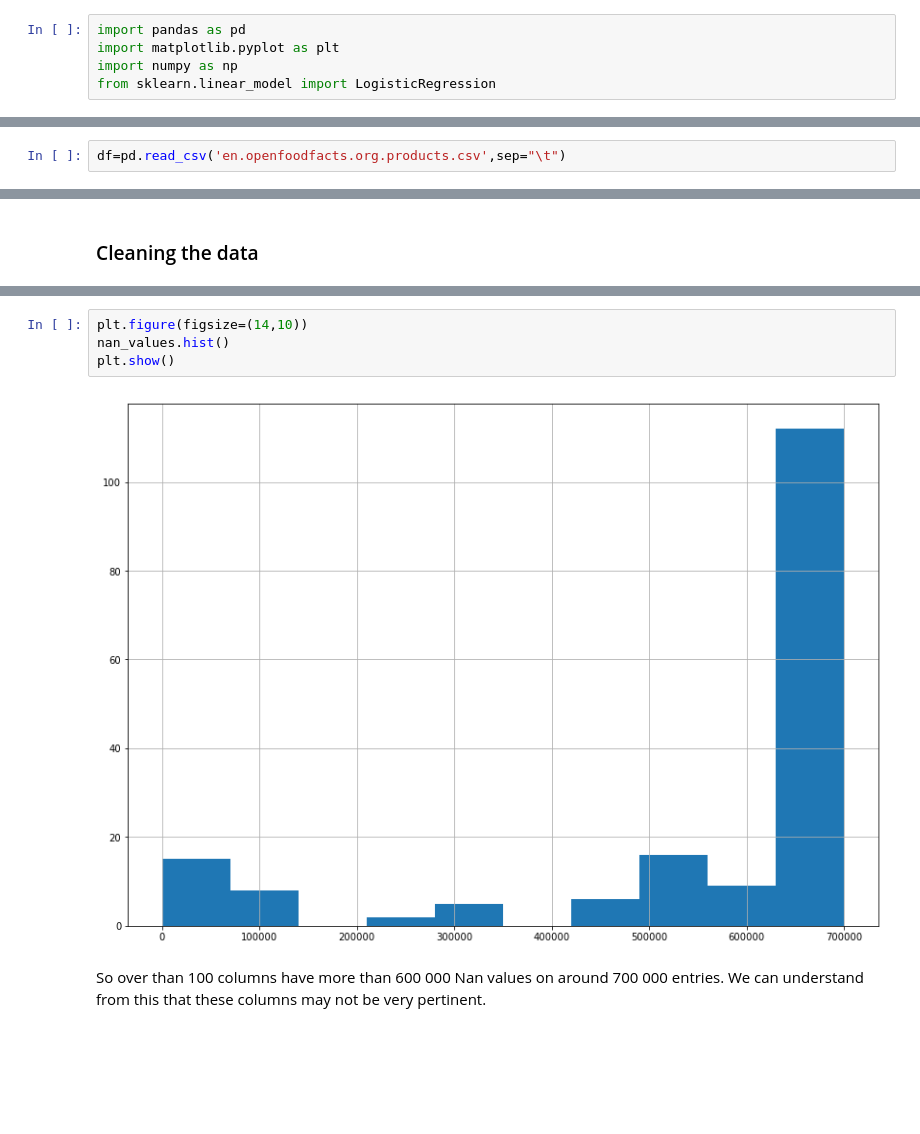
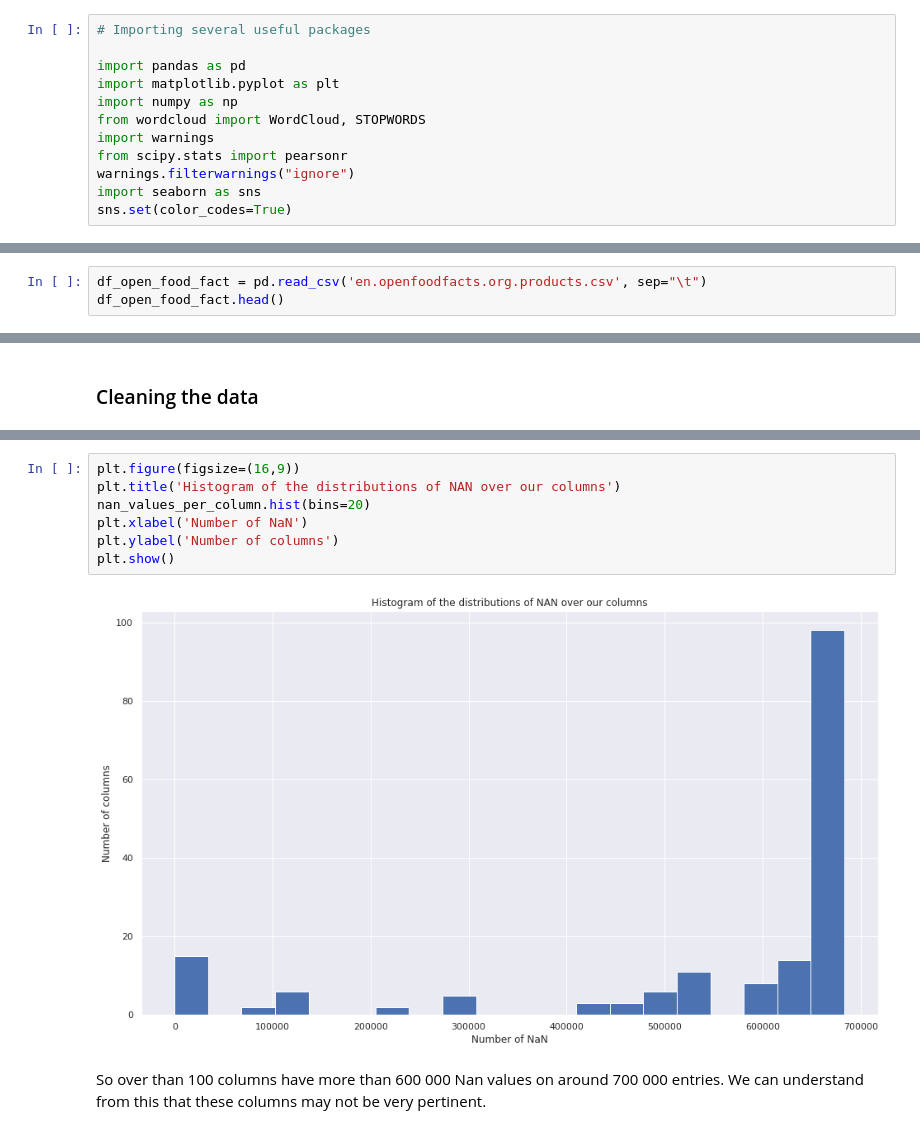
Before and after one commit to aelamran/ADA-project1-Openfoodfacts, a Jupyter notebook: Open Food Fact.ipynb, the cells around one changed output, grey strips where cells are left out. Saved outputs shown, nothing was run; the diff lists cells and outputs as text; blank space fills up the shorter version.

```diff
--- a/Open Food Fact.ipynb
+++ b/Open Food Fact.ipynb
@@ -18,5 +27,12 @@
 # %%
+# Importing several useful packages
+
 import pandas as pd
 import matplotlib.pyplot as plt
 import numpy as np
-from sklearn.linear_model import LogisticRegression
+from wordcloud import WordCloud, STOPWORDS
+import warnings
+from scipy.stats import pearsonr
+warnings.filterwarnings("ignore")
+import seaborn as sns
+sns.set(color_codes=True)
@@ -39,2 +52,3 @@ By getting the first line of the file, we notice that it is delimiter is "\t". S
 # %%
-df=pd.read_csv('en.openfoodfacts.org.products.csv',sep="\t")
+df_open_food_fact = pd.read_csv('en.openfoodfacts.org.products.csv', sep="\t")
+df_open_food_fact.head()
@@ -86,9 +93,12 @@ nutrition_grade_uk                         699653
 Length: 173, dtype: int64
-# %%
-plt.figure(figsize=(14,10))
-nan_values.hist()
-plt.show()
-# %% [output]
-[figure, removed]
+# %%
+plt.figure(figsize=(16,9))
+plt.title('Histogram of the distributions of NAN over our columns')
+nan_values_per_column.hist(bins=20)
+plt.xlabel('Number of NaN')
+plt.ylabel('Number of columns')
+plt.show()
+# %% [output]
+[figure, added]
 # %% [markdown]
 So over than 100 columns have more than 600 000 Nan values on around 700 000 entries. We can understand from this that these columns may not be very pertinent.
```
Also changed, not shown: parts of 87 cells of this notebook.
